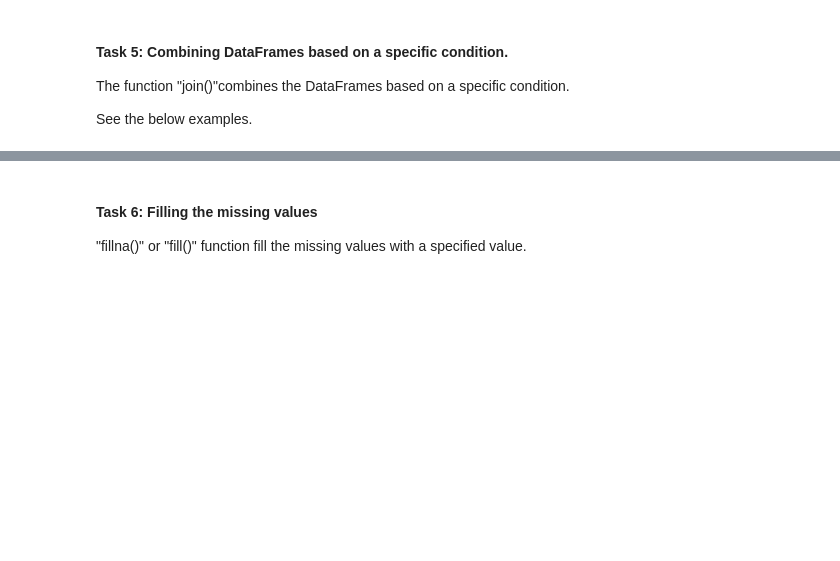
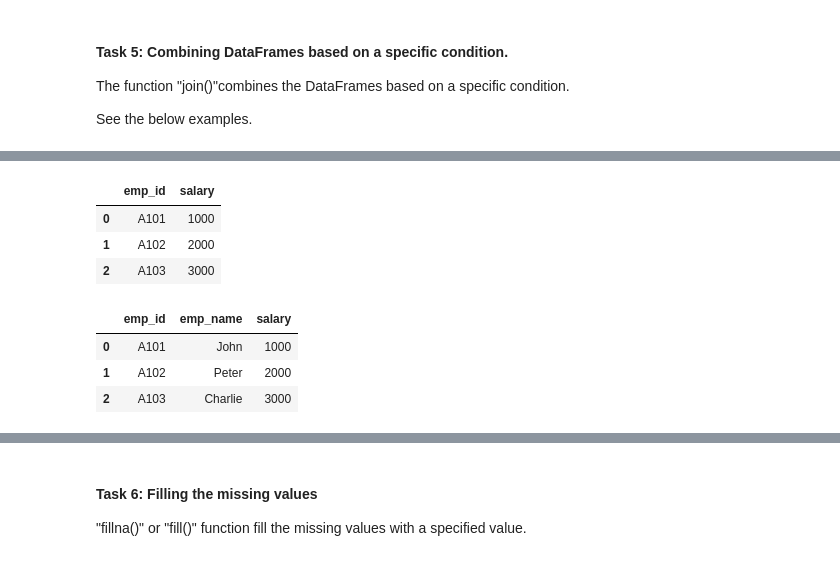
Before and after one commit to mekchou/DataAnalysisPractice, a Jupyter notebook: Big Data, Hadoop, and Spark Basics/SparkDataFrames.ipynb, the cells around one changed output, grey strips where cells are left out. Drawn from its saved outputs; the diff is of its cells as text; code cells hidden in the pictures; blank space fills up the shorter version.

```diff
--- a/Big Data, Hadoop, and Spark Basics/SparkDataFrames.ipynb
+++ b/Big Data, Hadoop, and Spark Basics/SparkDataFrames.ipynb
@@ -324,0 +355,3 @@ dataframe_1 = spark.createDataFrame(data, columns)
+# %%
+df_1 = pd.DataFrame(data=data, columns=columns)
+df_1.head()
@@ -325,8 +376,12 @@ dataframe_1 = spark.createDataFrame(data, columns)
 # %%
-# define sample DataFrame 2
+data2 = [("A101", 1000), ("A102", 2000), ("A103", 3000)]
 
-data = [("A101", 1000), ("A102", 2000), ("A103", 3000)]
-
-columns = ["emp_id", "salary"]
-
-dataframe_2 = spark.createDataFrame(data, columns)
+columns2 = ["emp_id", "salary"]
+# %%
+df_2 = pd.DataFrame(data=data2, columns=columns2)
+df_2.head()
+# %% [output]
+|  | emp_id | salary |
+| 0 | A101 | 1000 |
+| 1 | A102 | 2000 |
+| 2 | A103 | 3000 |
@@ -333,3 +392,11 @@ dataframe_2 = spark.createDataFrame(data, columns)
+# %%
+combined_df = df_1.merge(df_2,how="inner",on="emp_id")
+combined_df.head()
+# %% [output]
+|  | emp_id | emp_name | salary |
+| 0 | A101 | John | 1000 |
+| 1 | A102 | Peter | 2000 |
+| 2 | A103 | Charlie | 3000 |
 # %%
 # create a new DataFrame, "combined_df" by performing an inner join
 
```
Also changed, not shown: parts of 28 cells of this notebook.
